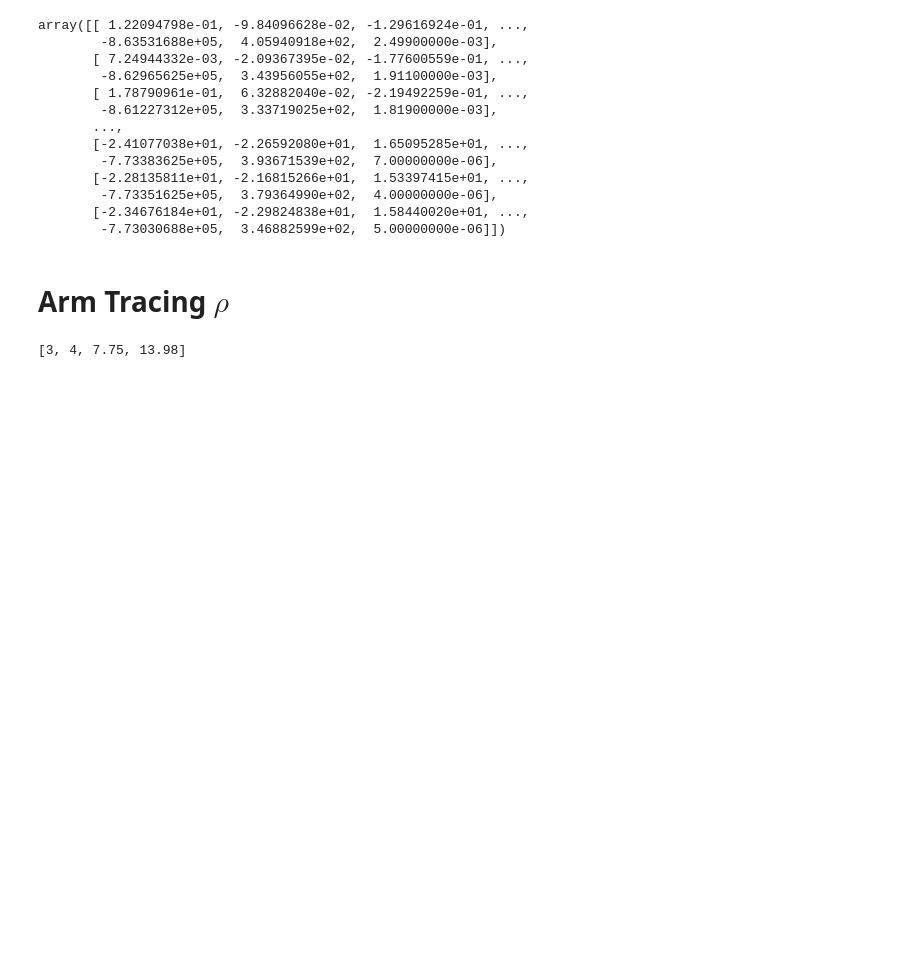
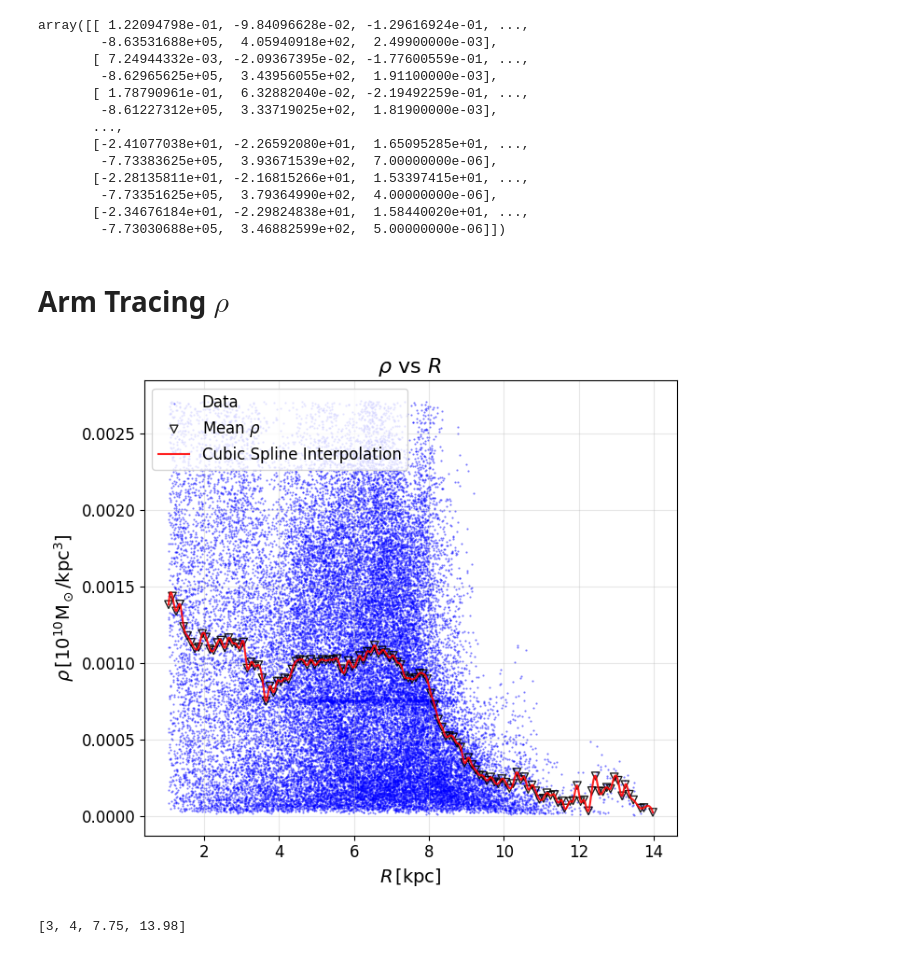
Before and after one commit to danielhcertuche/SpiralStructure_IllustrisTNG50, a Jupyter notebook: Arm_TracingPoints_rho-Copy23_09_DANI-Halo11.ipynb, the cells around one changed output. Cells and saved outputs as stored; diff of their text form; code cells hidden in the pictures; blank space fills up the shorter version.

```diff
--- a/Arm_TracingPoints_rho-Copy23_09_DANI-Halo11.ipynb
+++ b/Arm_TracingPoints_rho-Copy23_09_DANI-Halo11.ipynb
@@ -215,6 +215,31 @@ Initial_df_lim['rho_sph_log']  = np.log10(Initial_df_lim.rho)
 Rs_i_lim   = Initial_df_lim['Rs']
 rho_sph_i_lim = Initial_df_lim['rho']
 Initial_df_lim['deltaRho'] = rho_sph_i_lim/f(Rs_i_lim) - 1.0
+# %%
+
+# Graficar
+plt.figure(figsize=(7, 6))
+
+# Scatter plot de los datos originales
+plt.scatter(Rs_i_lim,(rho_sph_i_lim), alpha=0.5, label='Data', color='blue', s=0.30)
+plt.scatter(x,y, alpha=0.87, edgecolors='black', facecolors='none', marker='v', label='Mean $\\rho$')
+# Línea interpolada
+plt.plot(xnew, ynew, color='red', linewidth=1.5, alpha=0.87, label = 'Cubic Spline Interpolation')
+
+# Configuración de la gráfica
+plt.title(r'$\rho$ vs $R$ ', fontsize=16)
+plt.xlabel(r'$R \, [\mathrm{kpc}]$', fontsize=14)
+plt.ylabel(r'$\rho \, [\mathrm{10^{10}M_\odot/kpc^3}]$', fontsize=14)
+plt.grid(alpha=0.3)
+plt.legend(fontsize=12, loc='upper left', frameon=True)
+plt.xticks(fontsize=12)
+plt.yticks(fontsize=12)
+plt.tight_layout()
+
+# Mostrar gráfica
+plt.show()
+# %% [output]
+[figure, added]
 # %%
 Filtered_df_lim   = Initial_df_lim.loc[(Initial_df_lim.deltaRho > 0.0) & (Initial_df_lim.deltaRho < 20.0)]
 Filtered_df_lim['rho_sph_log']  = np.log10(Filtered_df_lim.rho)
```
Also changed, not shown: 2 other files.
